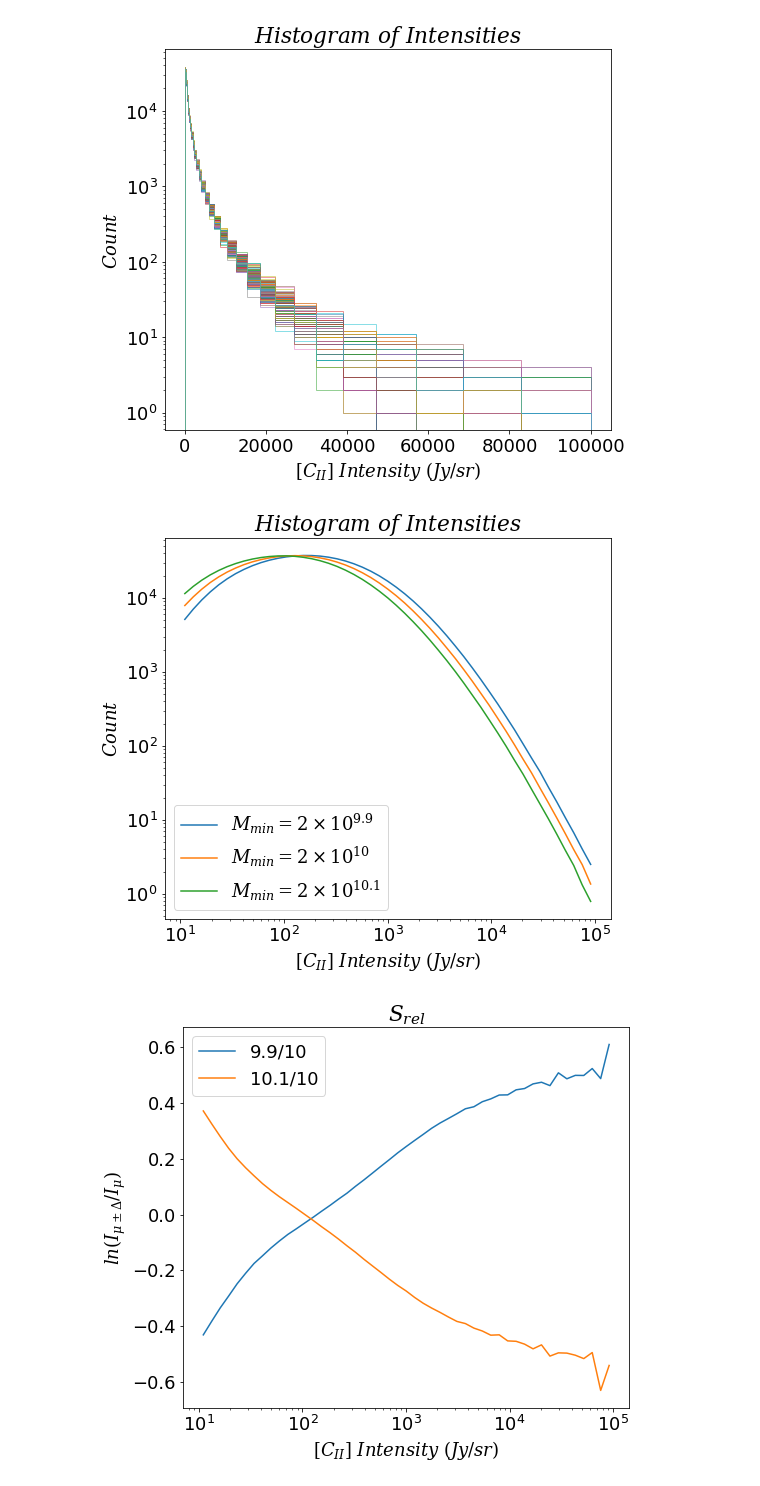
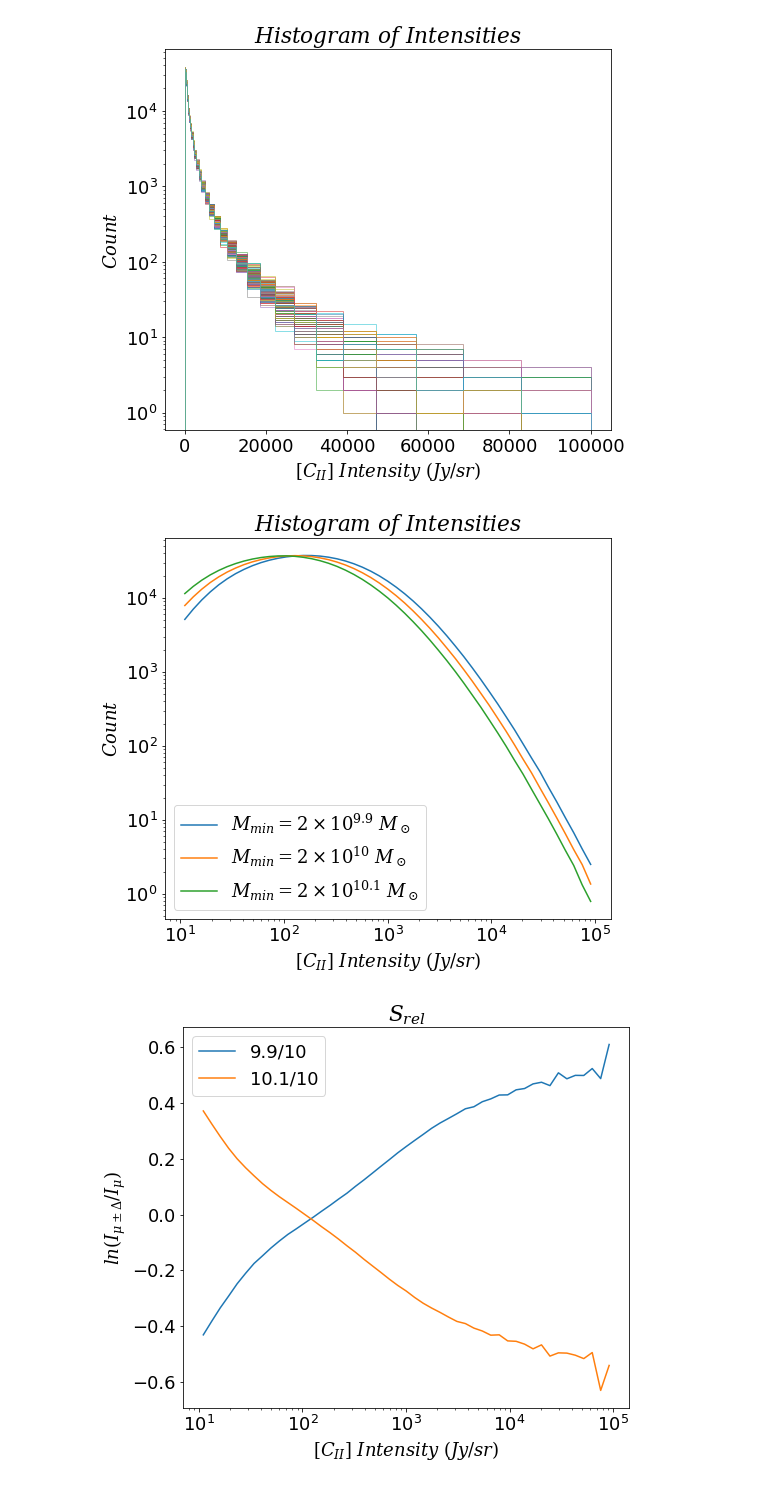
Before and after one commit to PatrickHorlaville/CITA_LIM, a Jupyter notebook: dSrel.ipynb, the cells around one changed output. Cells and saved outputs as stored; diff of their text form; code cells hidden in the pictures.

```diff
--- a/dSrel.ipynb
+++ b/dSrel.ipynb
@@ -570,21 +572,21 @@ avg_min99 = np.nanmean(n_min99_tot, axis = 0)
 avg_min01 = np.nanmean(n_min01_tot, axis = 0)
 avg_min10 = avg_basis
 # %%
-plt.plot(center, avg_min99, label = r'$M_{min} = 2 \times 10^{9.9}$')
-plt.plot(center, avg_min10, label = r'$M_{min} = 2 \times 10^{10}$')
-plt.plot(center, avg_min01, label = r'$M_{min} = 2 \times 10^{10.1}$')
+plt.plot(center, avg_min99, label = r'$M_{min} = 2 \times 10^{9.9}\ M_\odot$')
+plt.plot(center, avg_min10, label = r'$M_{min} = 2 \times 10^{10}\ M_\odot$')
+plt.plot(center, avg_min01, label = r'$M_{min} = 2 \times 10^{10.1}\ M_\odot$')
 
 plt.xlabel(r'$[C_{II}]\ Intensity\ (Jy/sr)$')
 plt.ylabel(r'$Count$')
 plt.title(r'$Histogram\ of\ Intensities$')
 
 plt.yscale('log')
 plt.xscale('log')
 
 plt.legend()
 plt.savefig('paper_figs/dsrel/alpha_mmin_hist.png', bbox_inches = 'tight')
 # %% [output]
-[figure, old version]
+[figure, new version]
 # %%
 plt.plot(center[n:], np.log(avg_min99/avg_min10)[n:], label = '9.9/10')
 plt.plot(center[n:], np.log(avg_min01/avg_min10)[n:], label = '10.1/10')
```
Also changed, not shown: parts of 3 cells of this notebook, 16 other files.
